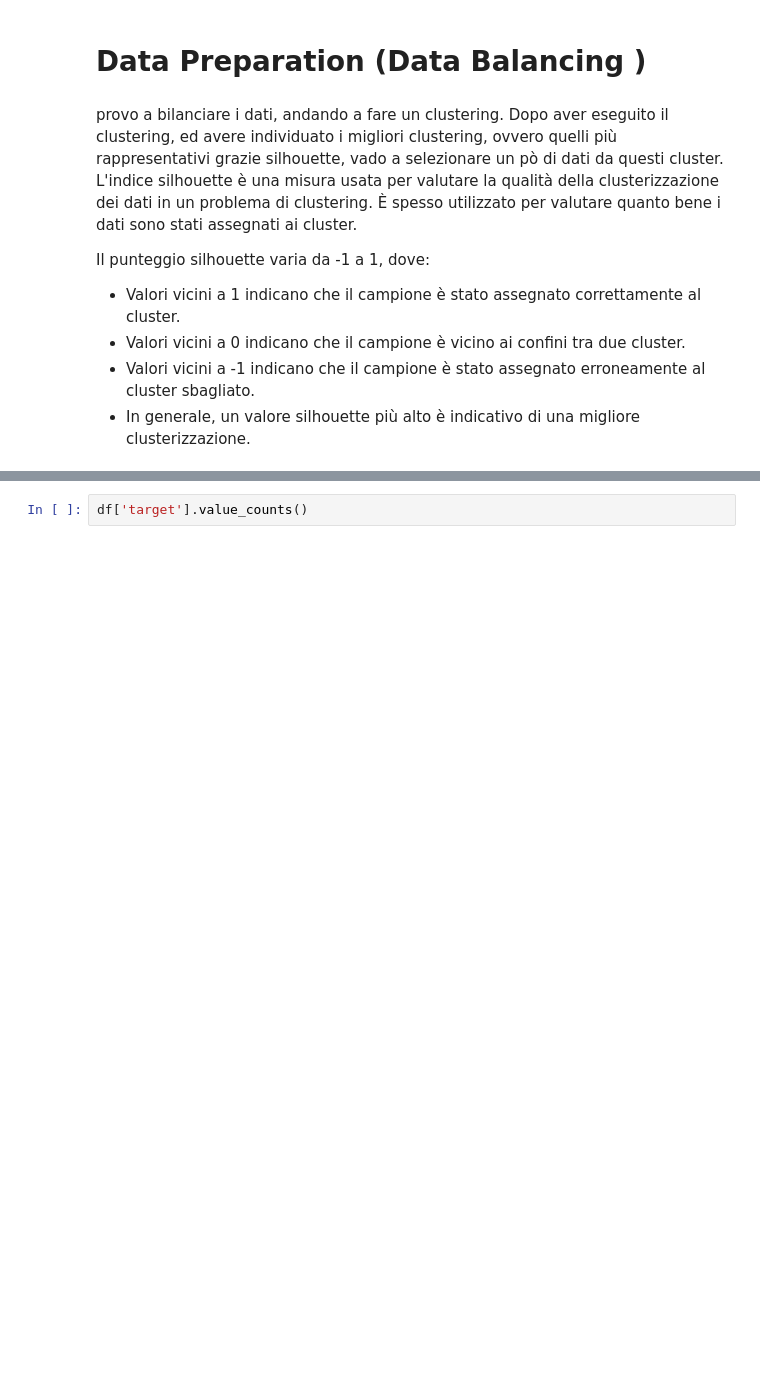
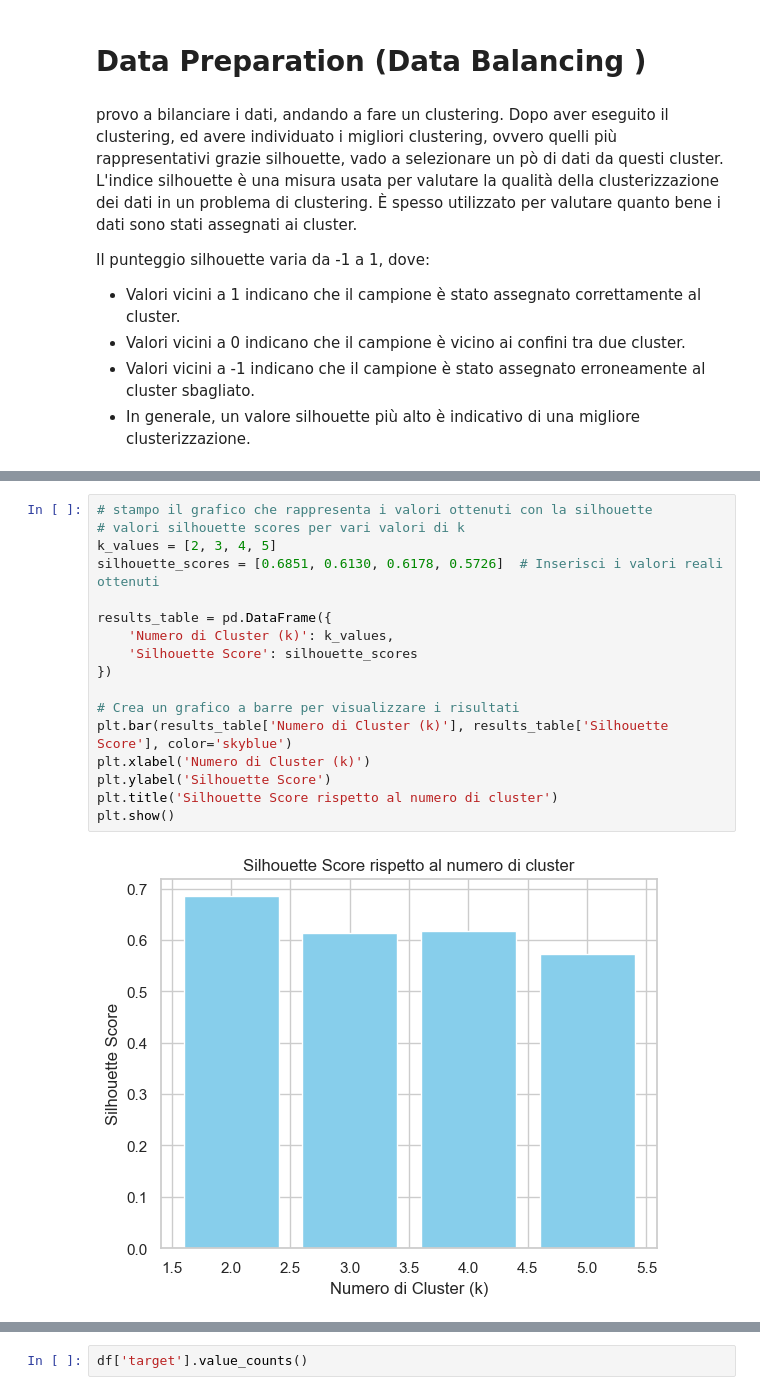
Before and after one commit to russosamuele/SMSecure, a Jupyter notebook: SMSecure.ipynb, the cells around one changed output, grey strips where cells are left out. Drawn from its saved outputs; the diff is of its cells as text; blank space fills up the shorter version.

```diff
--- a/SMSecure.ipynb
+++ b/SMSecure.ipynb
@@ -615,4 +580,23 @@ df = df_undersampled
 Silhouette Score Medio per tutti i cluster: 0.6851459479875366
 Silhouette Score per Cluster 0: 0.7237863545538492
 Silhouette Score per Cluster 1: 0.5595920961303622
+# %%
+# stampo il grafico che rappresenta i valori ottenuti con la silhouette
+# valori silhouette scores per vari valori di k
+k_values = [2, 3, 4, 5]
+silhouette_scores = [0.6851, 0.6130, 0.6178, 0.5726]  # Inserisci i valori reali ottenuti
+
+results_table = pd.DataFrame({
+    'Numero di Cluster (k)': k_values,
+    'Silhouette Score': silhouette_scores
+})
+
+# Crea un grafico a barre per visualizzare i risultati
+plt.bar(results_table['Numero di Cluster (k)'], results_table['Silhouette Score'], color='skyblue')
+plt.xlabel('Numero di Cluster (k)')
+plt.ylabel('Silhouette Score')
+plt.title('Silhouette Score rispetto al numero di cluster')
+plt.show()
+# %% [output]
+[figure, added]
 # %% [markdown]
```
Also changed, not shown: parts of 22 cells of this notebook, 1 other file.
